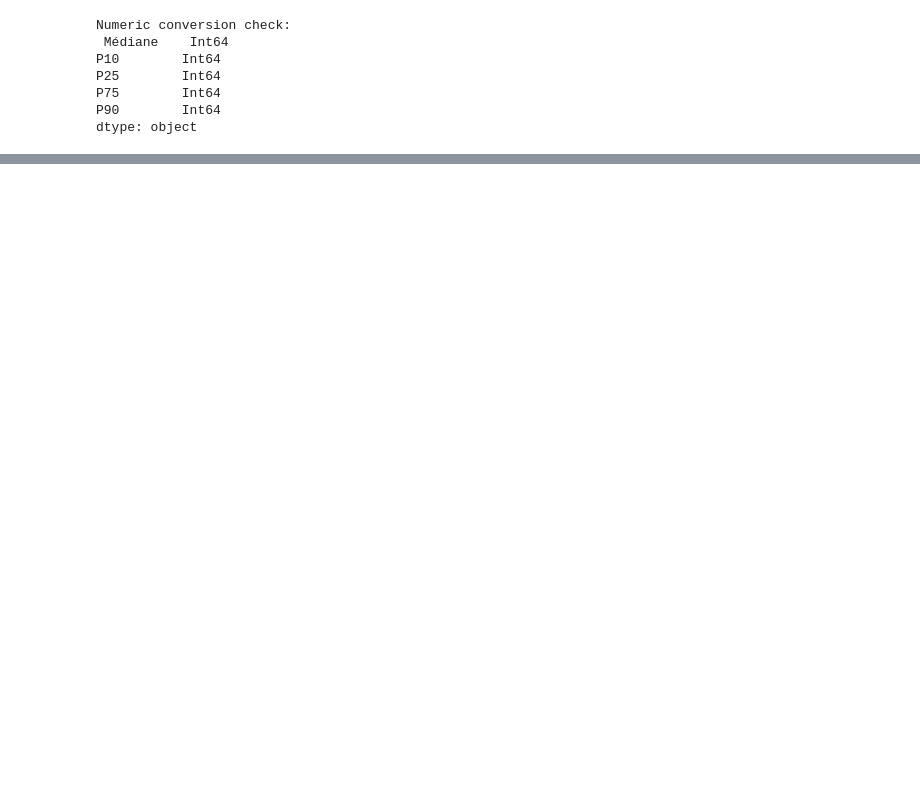
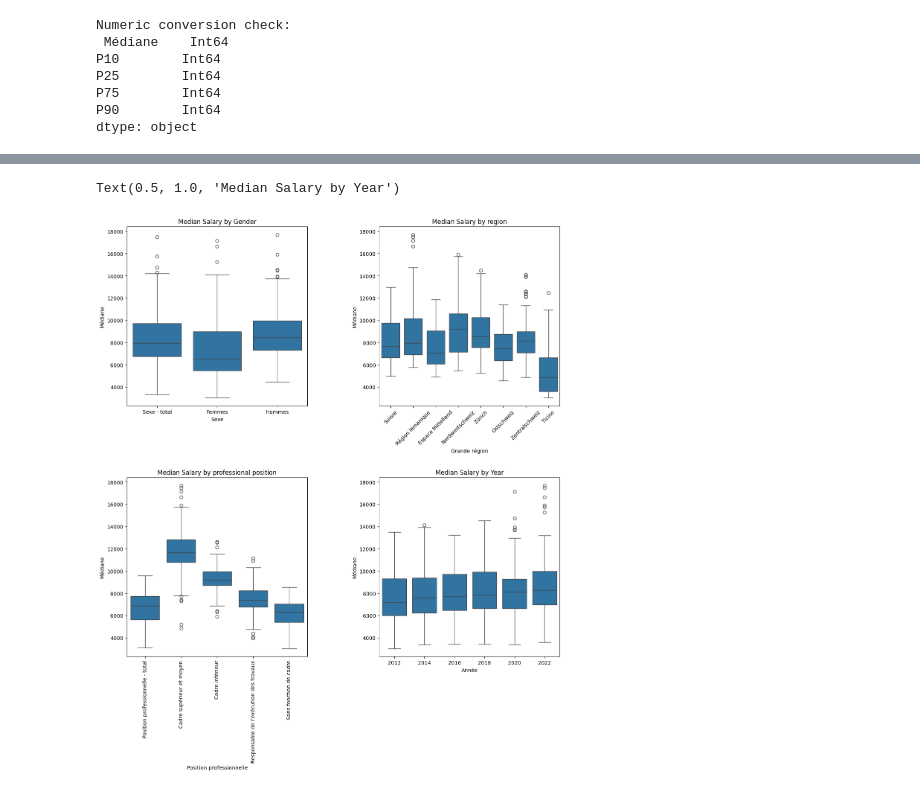
Before and after one commit to group-vi-project/vi-projet-inequality, a Jupyter notebook: src/eda.ipynb, the cells around one changed output, grey strips where cells are left out. Drawn from its saved outputs; the diff is of its cells as text; code cells hidden in the pictures; blank space fills up the shorter version.

```diff
--- a/src/eda.ipynb
+++ b/src/eda.ipynb
@@ -64,0 +67,22 @@ plt.show()
+# %%
+# Median values exploration
+# make subplot for 4 plots
+plt.figure(figsize=(15, 15))
+plt.subplots_adjust(hspace=0.4, wspace=0.4)
+plt.subplot(2, 2, 1)
+sns.boxplot(data=df, x="Sexe", y="Médiane")
+plt.title("Median Salary by Gender")
+plt.subplot(2, 2, 2)
+sns.boxplot(data=df, x="Grande région", y="Médiane")
+plt.title("Median Salary by region")
+plt.xticks(rotation=45)
+plt.subplot(2,2,3)
+sns.boxplot(data=df, x="Position professionnelle", y="Médiane")
+plt.title("Median Salary by professional position")
+plt.xticks(rotation=90)
+plt.subplot(2,2,4)
+sns.boxplot(data=df, x="Année", y="Médiane")
+plt.title("Median Salary by Year")
+# %% [output]
+Text(0.5, 1.0, 'Median Salary by Year')
+[figure, added]
```
Also changed, not shown: parts of 3 cells of this notebook, 2 other files.
